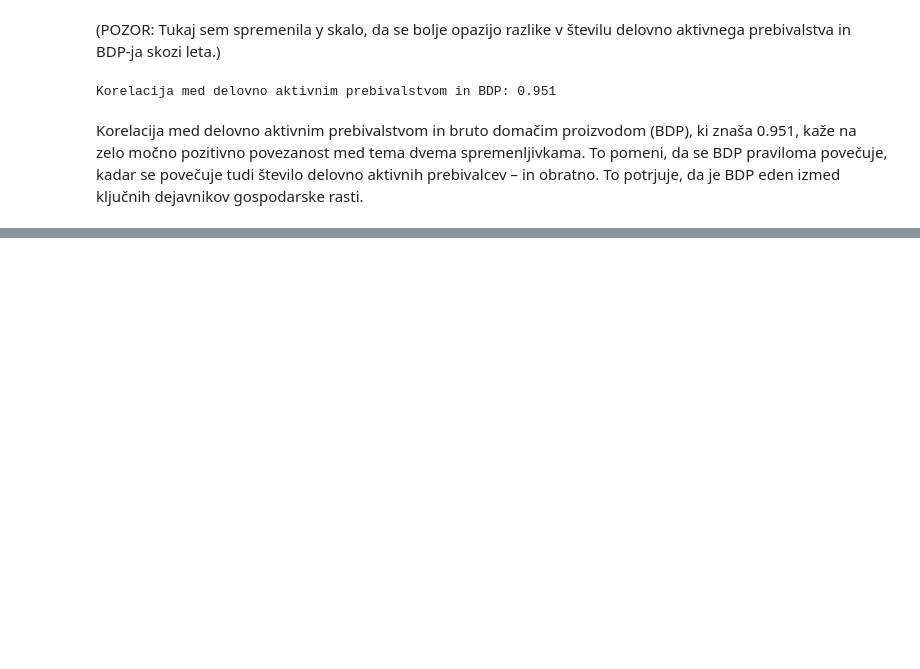
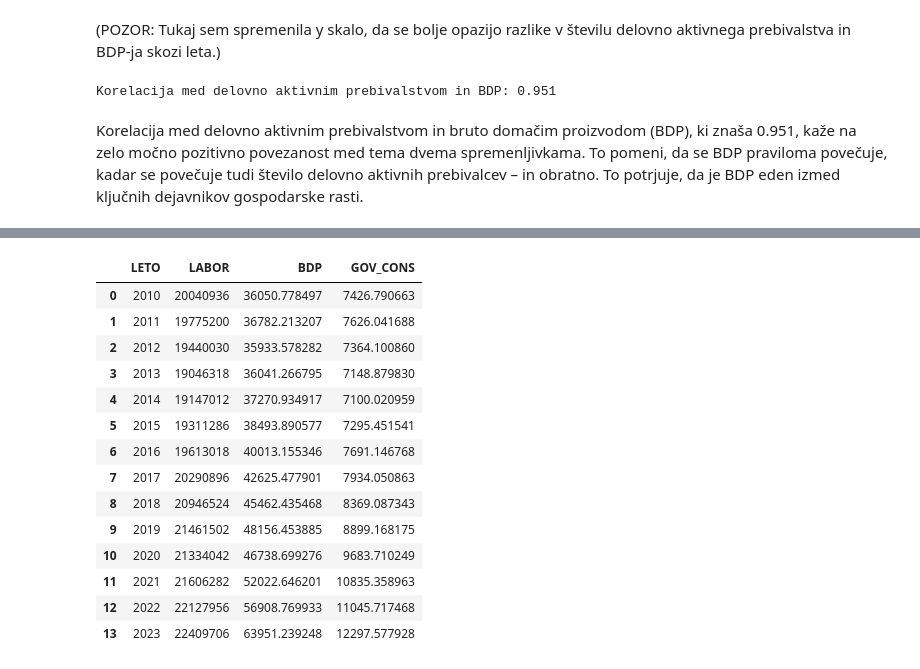
Before and after one commit to nirinja/PR259, a Jupyter notebook: koda/koda.ipynb, the cells around one changed output, grey strips where cells are left out. Cells and saved outputs as stored; diff of their text form; code cells hidden in the pictures; blank space fills up the shorter version.

```diff
--- a/koda/koda.ipynb
+++ b/koda/koda.ipynb
@@ -327,0 +328,21 @@ test
+# %%
+# 1. Izlušči 'Končna potrošnja države' iz data_bpd
+gov = data_bpd[
+    (data_bpd['TRANSAKCIJE'] == '....Končna potrošnja države') &
+    (data_bpd['MERITVE'] == 'Tekoče cene (mio EUR)')
+    ].copy()
+
+# Preimenuj in pretvori tip
+gov['LETO'] = gov['LETO'].astype(int)
+gov['GOV_CONS'] = gov['DATA']
+
+
+data_labor = data_delo.groupby('YEAR')['DATA'].sum().reset_index().astype({'YEAR': 'int'})
+data_labor.columns = ['LETO', 'LABOR']
+
+bdp_series = data_bpd[
+    (data_bpd['TRANSAKCIJE'] == 'Bruto domači proizvod') &
+    (data_bpd['MERITVE'] == 'Tekoče cene (mio EUR)')
+    ][['LETO', 'DATA']].copy()
+bdp_series['LETO'] = bdp_series['LETO'].astype(int)
+bdp_series = bdp_series.rename(columns={'DATA': 'BDP'})
@@ -327,0 +353,26 @@ test
+# %%
+df_all = (
+    data_labor
+    .merge(bdp_series, on='LETO', how='inner')
+    .merge(gov[['LETO', 'GOV_CONS']], on='LETO', how='inner')
+    .sort_values('LETO')
+    .reset_index(drop=True)
+)
+
+df_all
+# %% [output]
+|  | LETO | LABOR | BDP | GOV_CONS |
+| 0 | 2010 | 20040936 | 36050.778497 | 7426.790663 |
+| 1 | 2011 | 19775200 | 36782.213207 | 7626.041688 |
+| 2 | 2012 | 19440030 | 35933.578282 | 7364.100860 |
+| 3 | 2013 | 19046318 | 36041.266795 | 7148.879830 |
+| 4 | 2014 | 19147012 | 37270.934917 | 7100.020959 |
+| 5 | 2015 | 19311286 | 38493.890577 | 7295.451541 |
+| 6 | 2016 | 19613018 | 40013.155346 | 7691.146768 |
+| 7 | 2017 | 20290896 | 42625.477901 | 7934.050863 |
+| 8 | 2018 | 20946524 | 45462.435468 | 8369.087343 |
+| 9 | 2019 | 21461502 | 48156.453885 | 8899.168175 |
+| 10 | 2020 | 21334042 | 46738.699276 | 9683.710249 |
+| 11 | 2021 | 21606282 | 52022.646201 | 10835.358963 |
+| 12 | 2022 | 22127956 | 56908.769933 | 11045.717468 |
+| 13 | 2023 | 22409706 | 63951.239248 | 12297.577928 |
```
Also changed, not shown: parts of 7 cells of this notebook.
